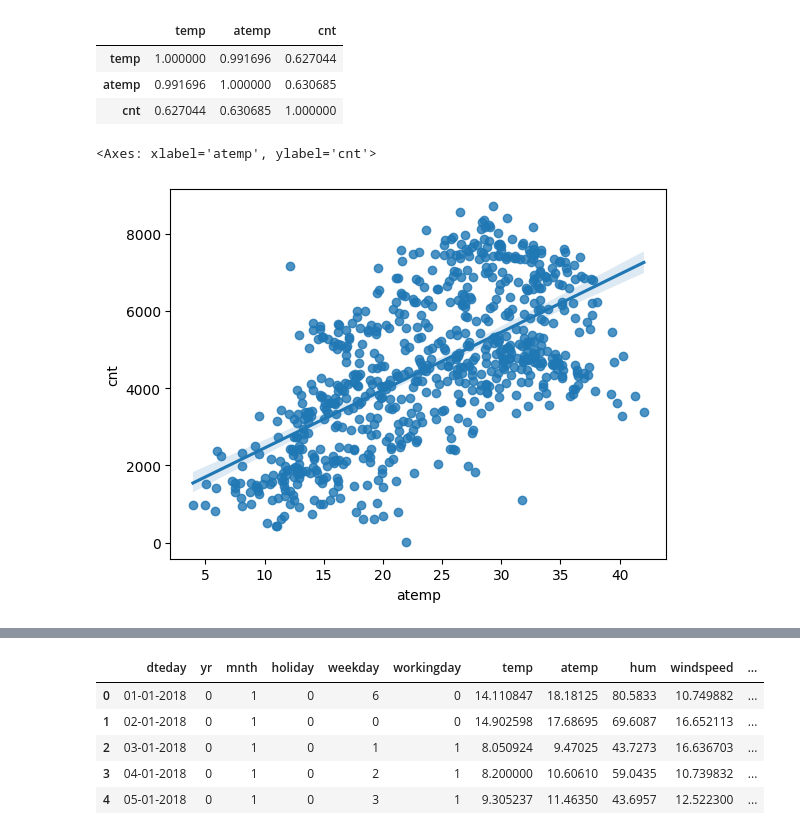
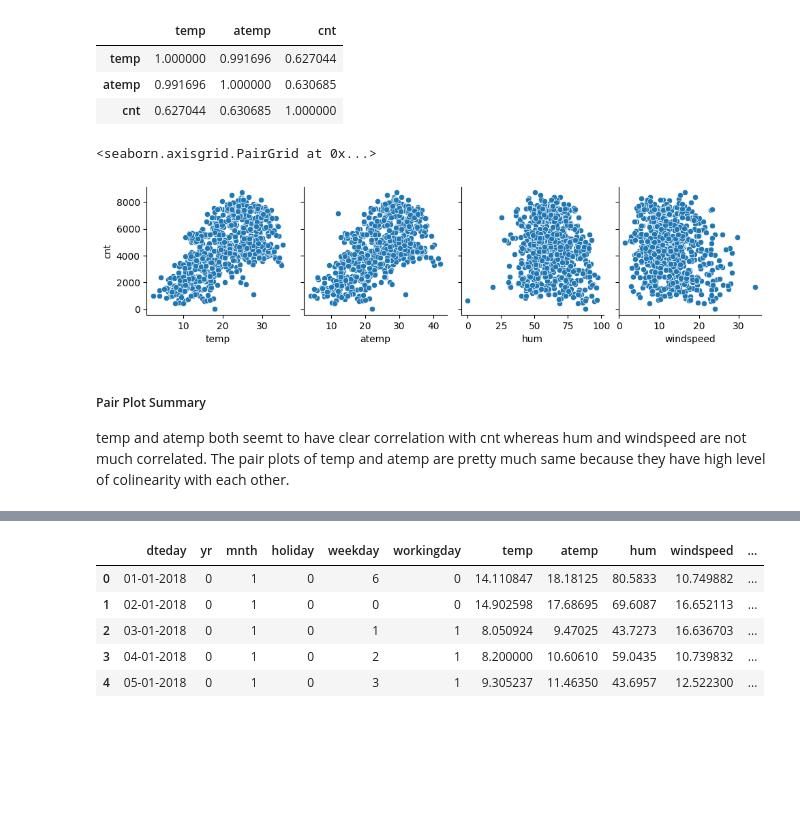
Before and after one commit to porechajp/bike_sharing, a Jupyter notebook: bike-sharing-regression.ipynb, the cells around one changed output, grey strips where cells are left out. Saved outputs shown, nothing was run; the diff lists cells and outputs as text; code cells hidden in the pictures; blank space fills up the shorter version.

```diff
--- a/bike-sharing-regression.ipynb
+++ b/bike-sharing-regression.ipynb
@@ -218,7 +218,11 @@ data[['temp','atemp','cnt']].corr()
 | atemp | 0.991696 | 1.000000 | 0.630685 |
 | cnt | 0.627044 | 0.630685 | 1.000000 |
 # %%
-sns.regplot(data=data,x='atemp',y='cnt')
+sns.pairplot(data=data, x_vars=['temp','atemp','hum','windspeed'], y_vars=['cnt'])
 # %% [output]
-<Axes: xlabel='atemp', ylabel='cnt'>
+<seaborn.axisgrid.PairGrid at 0x...>
-[figure, old version]
+[figure, new version]
+# %% [markdown]
+##### Pair Plot Summary
+
+temp and atemp both seemt to have clear correlation with cnt whereas hum and windspeed are not much correlated. The pair plots of temp and atemp are pretty much same because they have high level of colinearity with each other.
```
Also changed, not shown: parts of 18 cells of this notebook, 1 other file.
